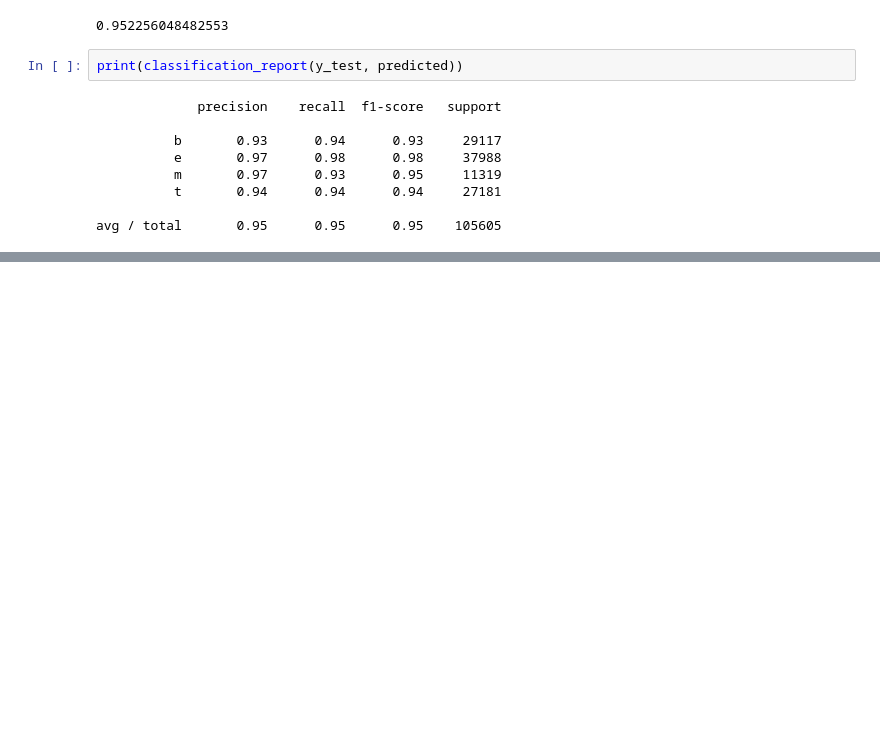
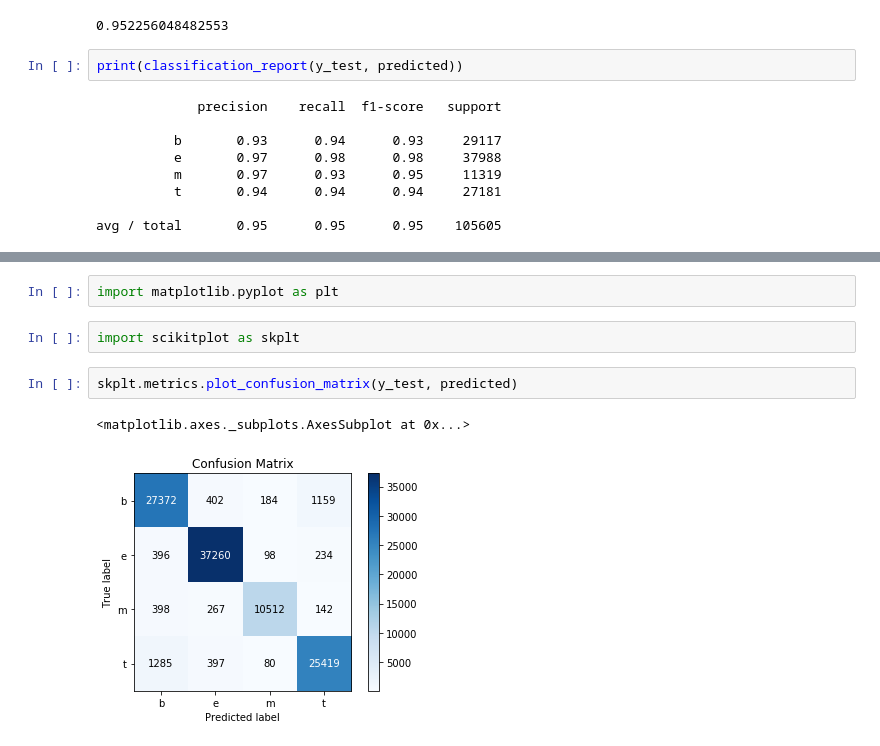
Before and after one commit to zxenia/textclf, a Jupyter notebook: clf_newsAggregator.ipynb, the cells around one changed output, grey strips where cells are left out. Saved outputs shown, nothing was run; the diff lists cells and outputs as text; blank space fills up the shorter version.

Commit message:
scikit plot added

```diff
--- a/clf_newsAggregator.ipynb
+++ b/clf_newsAggregator.ipynb
@@ -315,0 +321,9 @@ print("F1 score: ", f1_score(y_test, predicted, average = 'weighted'))
+# %%
+import matplotlib.pyplot as plt
+# %%
+import scikitplot as skplt
+# %%
+skplt.metrics.plot_confusion_matrix(y_test, predicted)
+# %% [output]
+<matplotlib.axes._subplots.AxesSubplot at 0x...>
+[figure, added]
```
Also changed, not shown: parts of 4 cells of this notebook, 1 other file.
